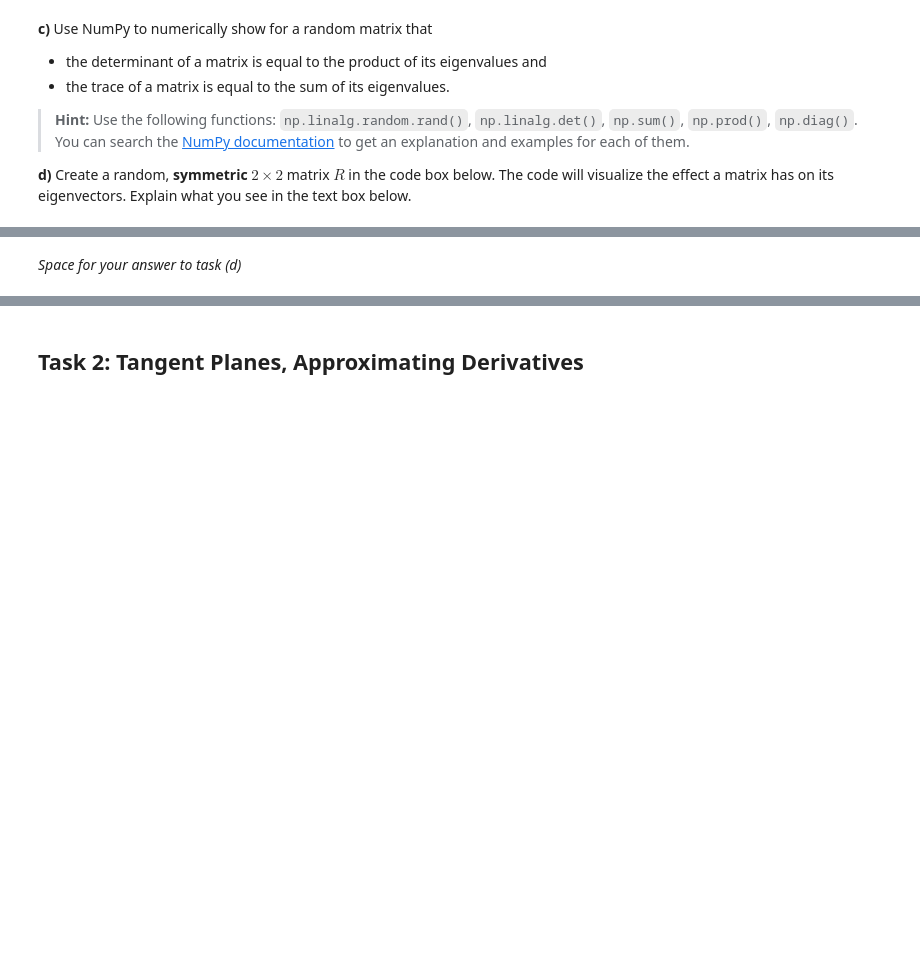
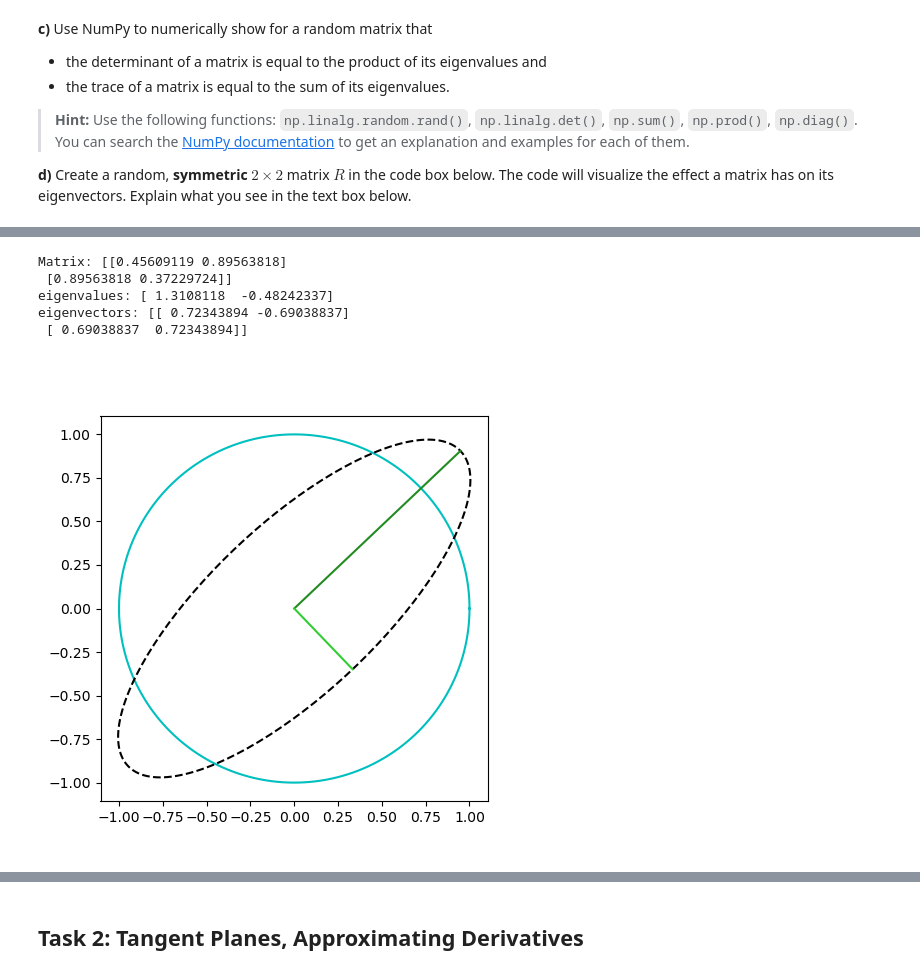
Before and after one commit to Xraaaay/MATA04, a Jupyter notebook: notebooks/project_MatNat.ipynb, the cells around one changed output, grey strips where cells are left out. Saved outputs shown, nothing was run; the diff lists cells and outputs as text; code cells hidden in the pictures; blank space fills up the shorter version.

Commit message:
Task01:c,d

```diff
--- a/notebooks/project_MatNat.ipynb
+++ b/notebooks/project_MatNat.ipynb
@@ -192,19 +215,28 @@ array([0, 0])
 # %%
 # Code for subtask (d)
-R = A  # TODO change this!
+R = np.random.rand(2, 2)  # TODO change this!
+R[0][1] = R[1][0]
 evalues, evectors = np.linalg.eig(R)
+print("Matrix:", R)
+print("eigenvalues:", evalues)
+print("eigenvectors:", evectors)
 
 ax = plot_unit_circle()
-plot_ellipse(matrix, ax)
+plot_ellipse(R, ax)
 
 origin = np.array([0, 0])
 colors = ["forestgreen", "limegreen"]
 for index, evector in enumerate(evectors.T):
     evalue = evalues[index]
     ax.plot(
         [origin[0], evalue * evector[0]],
         [origin[1], evalue * evector[1]],
         color=colors[index],
     )
+# %% [output]
+Matrix: [[0.45609119 0.89563818]
+ [0.89563818 0.37229724]]
+eigenvalues: [ 1.3108118  -0.48242337]
+eigenvectors: [[ 0.72343894 -0.69038837]
+ [ 0.69038837  0.72343894]]
+[figure, added]
-# %% [markdown]
-*Space for your answer to task (d)*
```
Also changed, not shown: parts of 5 cells of this notebook, 1 other file.
